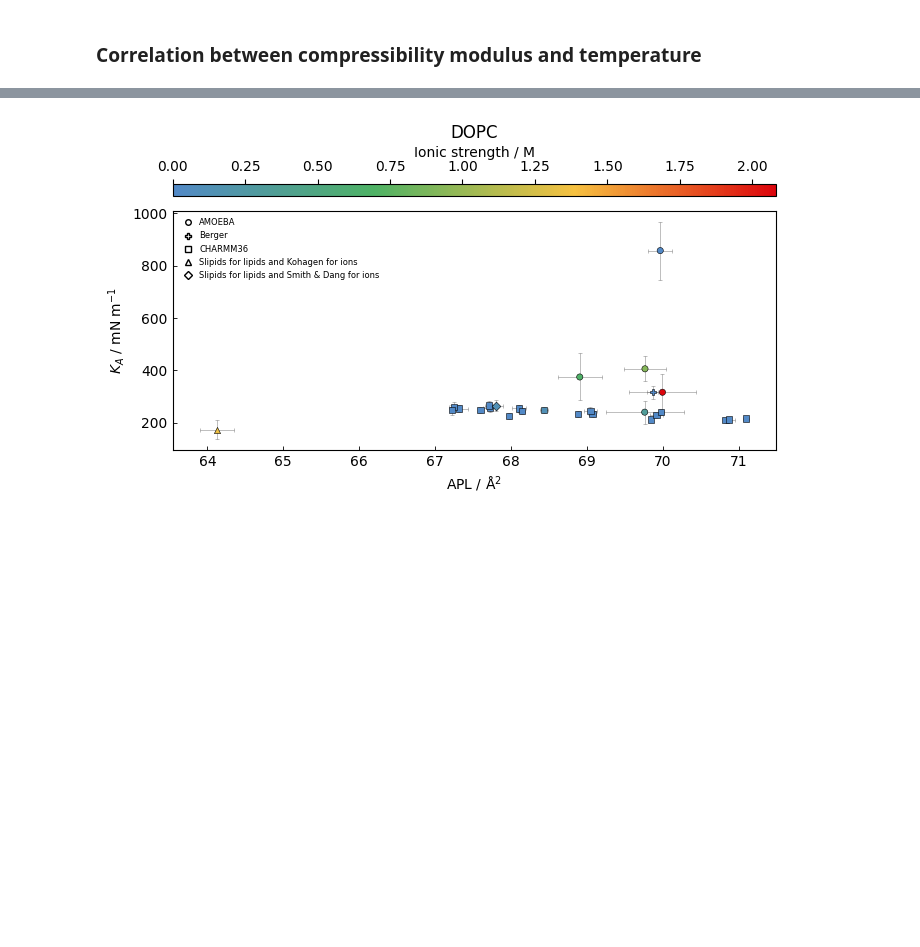
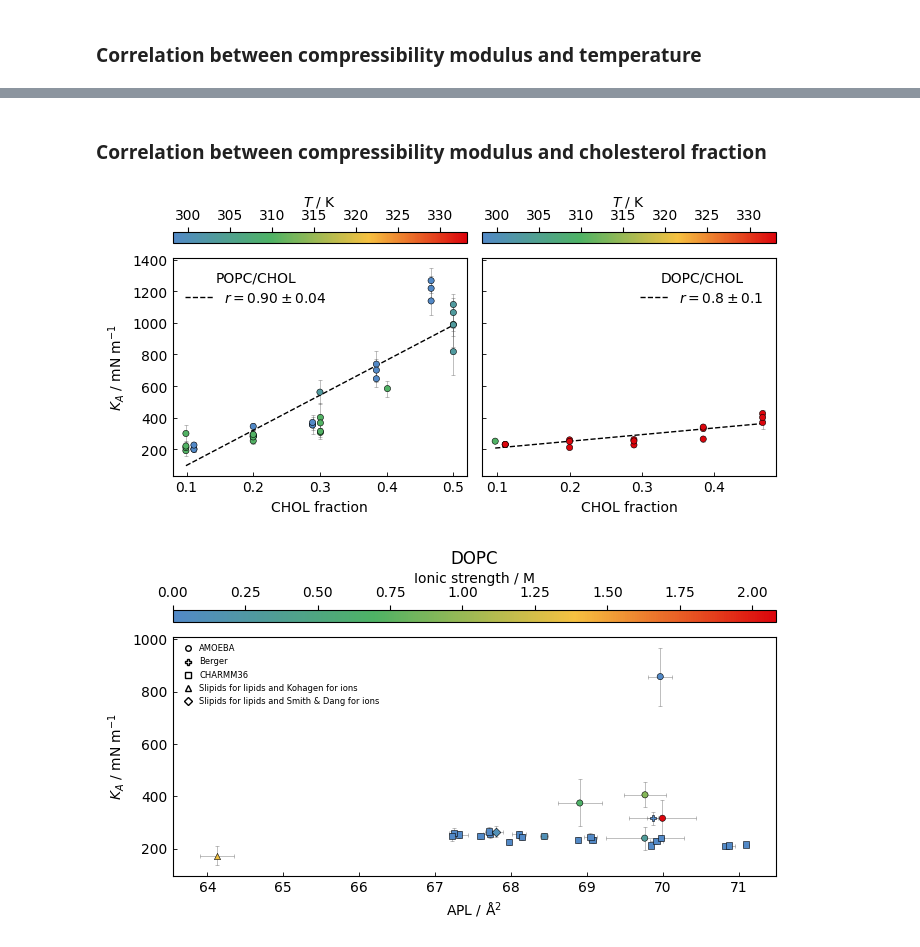
Before and after one commit to NMRLipids/databank-template, a Jupyter notebook: scripts/compressibility.ipynb, the cells around one changed output, grey strips where cells are left out. Cells and saved outputs as stored; diff of their text form; code cells hidden in the pictures; blank space fills up the shorter version.

```diff
--- a/scripts/compressibility.ipynb
+++ b/scripts/compressibility.ipynb
@@ -447,3 +495,70 @@ plt.show()
+# %% [markdown]
+### Correlation between compressibility modulus and cholesterol fraction
+# %%
+comp_2 = "CHOL"
+color_prop = "temperature"
+
+fig, axs = plt.subplots(1, 2, figsize=(7, 3.5), sharey=True)
+
+dfs = {}
+for comp_1 in ["POPC", "DOPC"]:
+    dfs[comp_1] = df_records[df_records["membrane_composition"].apply(lambda x: set(x.keys()) == {comp_1, comp_2})].query(
+        'is_equilibrated and is_charmm')[['membrane_composition','ionic_strength',
+        'temperature','FF','KA','KA_err','solution_composition','n_lipids','water_lipid_ratio']]
+
+norm = plt.Normalize(
+    min(df[color_prop].dropna().min() for df in dfs.values()),
+    max(df[color_prop].dropna().max() for df in dfs.values())
+)
+
+for ax, comp_1 in zip(axs, ["POPC", "DOPC"]):
+    df = dfs[comp_1]
+
+    ax.errorbar(df["membrane_composition"].apply(lambda x: x[comp_2]), df["KA"], yerr=df["KA_err"],
+                fmt="none", ecolor="0.35", elinewidth=0.5, capsize=1.5, capthick=0.5, alpha=0.55, zorder=2)
+
+    ax.scatter(df["membrane_composition"].apply(lambda x: x[comp_2]), df["KA"],
+               c=df[color_prop], cmap=cmap, norm=norm, marker="o",
+               edgecolors="k", linewidth=0.4, s=20, zorder=10)
+
+    ax.tick_params(direction="in", length=3, width=0.6)
+    ax.set_xlabel(f"{comp_2} fraction")
+
+    x = df["membrane_composition"].apply(lambda x: x[comp_2]).values
+    y = df["KA"].values
+
+    r = pearsonr(x, y).statistic
+    rng = np.random.default_rng(42)
+    boot = np.array([pearsonr(x[idx], y[idx]).statistic for idx in (rng.integers(0, len(df), len(df)) for _ in range(10000))])
+    r_lo, r_hi = np.nanpercentile(boot, [2.5, 97.5])
+    r_err = (r_hi - r_lo) / 2
+
+    slope, intercept = np.polyfit(x, y, 1)
+    x_fit = np.linspace(x.min(), x.max(), 200)
+
+    if r_err > 0.1:
+        ax.plot(x_fit, slope*x_fit + intercept, "k--", lw=1, label=rf"$r={r:.1f}\pm{r_err:.1f}$")
+    else:
+        ax.plot(x_fit, slope*x_fit + intercept, "k--", lw=1, label=rf"$r={r:.2f}\pm{r_err:.2f}$")
+
+    ax.legend(title=f"{comp_1}/{comp_2}", frameon=False)
+
+    divider = make_axes_locatable(ax)
+    cax = divider.append_axes("top", size="5%", pad=0.15)
+    sm = mpl.cm.ScalarMappable(norm=norm, cmap=cmap)
+    sm.set_array([])
+    cb = plt.colorbar(sm, cax=cax, orientation="horizontal")
+    cb.set_label(r"$T$ / K", labelpad=2)
+    cax.xaxis.set_label_position("top")
+    cax.xaxis.set_ticks_position("top")
+
+axs[0].set_ylabel(r"$K_A$ / mN m$^{-1}$")
+
+plt.tight_layout()
+plt.savefig("POPC_DOPC_CHOL_KA_vs_CHOL_fraction.pdf")
+plt.show()
+# %% [output]
+[figure, added]
 # %%
 color_prop = "ionic_strength"
 
```
Also changed, not shown: parts of 9 cells of this notebook, 1 other file.
